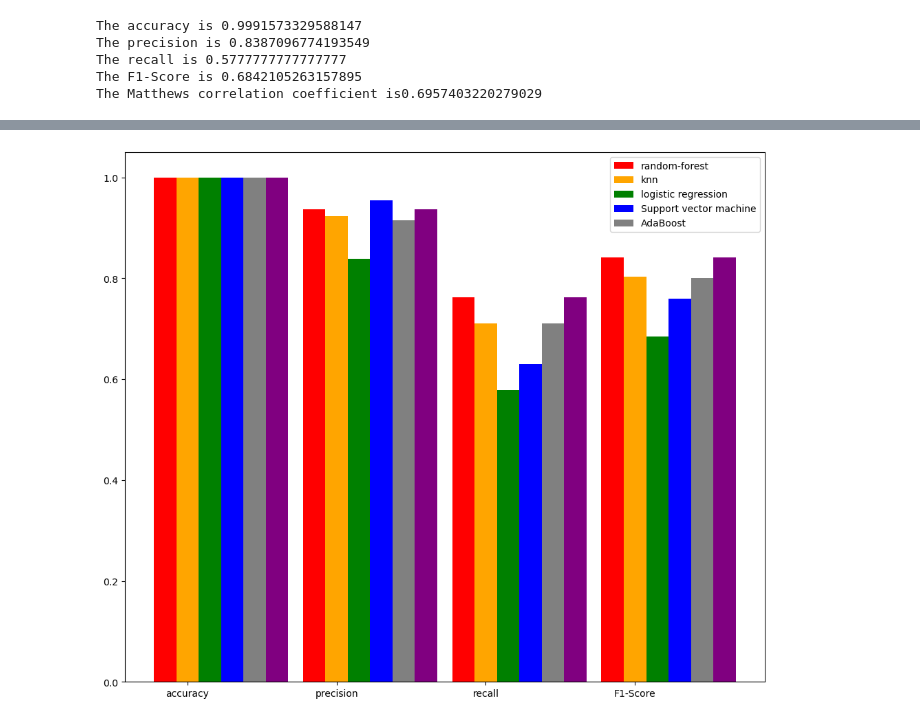
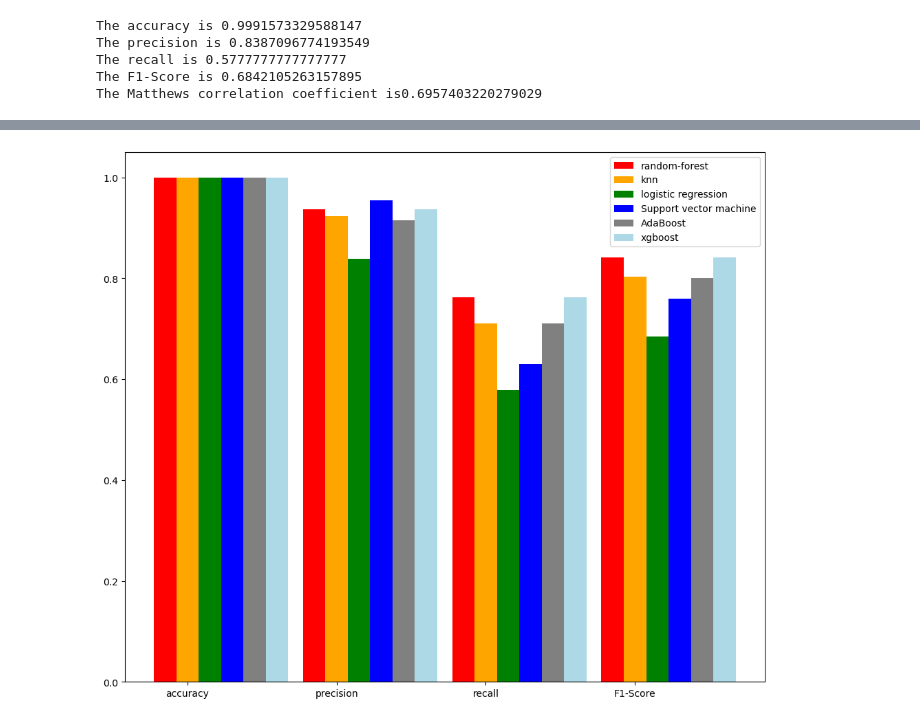
Before and after one commit to Akhilchary/Credit-Card-Fraud-Detection, a Jupyter notebook: CREDIT-CARD-FRAUD-DETECTION.ipynb, the cells around one changed output, grey strips where cells are left out. Cells and saved outputs as stored; diff of their text form; code cells hidden in the pictures.

Commit message:
implemented xgboost with logistic as objective

```diff
--- a/CREDIT-CARD-FRAUD-DETECTION.ipynb
+++ b/CREDIT-CARD-FRAUD-DETECTION.ipynb
@@ -422,28 +422,28 @@ plt.show()
 # %%
 random_f=[rf_acc,rf_prec,rf_rec,rf_f1]
 logistic=[lr_acc,lr_prec,lr_rec,lr_f1]
 knn=[knn_acc,knn_prec,knn_rec,knn_f1]
 svm=[svm_acc,svm_prec,svm_rec,svm_f1]
 ada=[ada_acc,ada_prec,ada_rec,ada_f1]
 xgb=[xgb_acc,xgb_prec,xgb_rec,xgb_f1]
 N=4
 ind = np.arange(N)
 width = 0.15
 f = plt.figure()
 f.set_figwidth(12)
 f.set_figheight(10)
 
 
 bar1=plt.bar(ind,random_f,width,color='r')
 bar2=plt.bar(ind+width,knn,width,color='orange')
 bar3=plt.bar(ind+2*width,logistic,width,color='g')
 bar4=plt.bar(ind+3*width,svm,width,color='blue')
 bar5=plt.bar(ind+4*width,ada,width,color='gray')
-bar6=plt.bar(ind+5*width,xgb,width,color='purple')
+bar6=plt.bar(ind+5*width,xgb,width,color='lightblue')
 plt.xticks(ind+width,['accuracy', 'precision', 'recall','F1-Score'])
-plt.legend( (bar1, bar2,bar3,bar4,bar5), ('random-forest', 'knn','logistic regression',
-                                          'Support vector machine','AdaBoost') )
+plt.legend( (bar1, bar2,bar3,bar4,bar5,bar6), ('random-forest', 'knn','logistic regression',
+                                          'Support vector machine','AdaBoost','xgboost') )
 
 plt.show()
 # %% [output]
-[figure, old version]
+[figure, new version]
```
Also changed, not shown: parts of 28 cells of this notebook.
